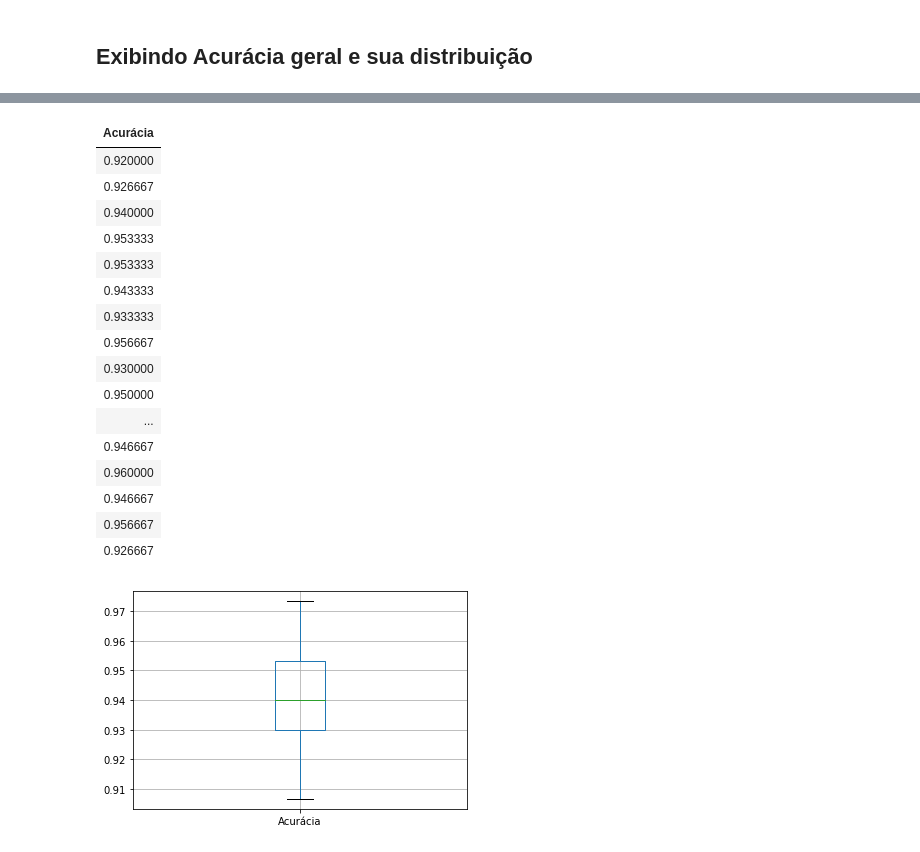
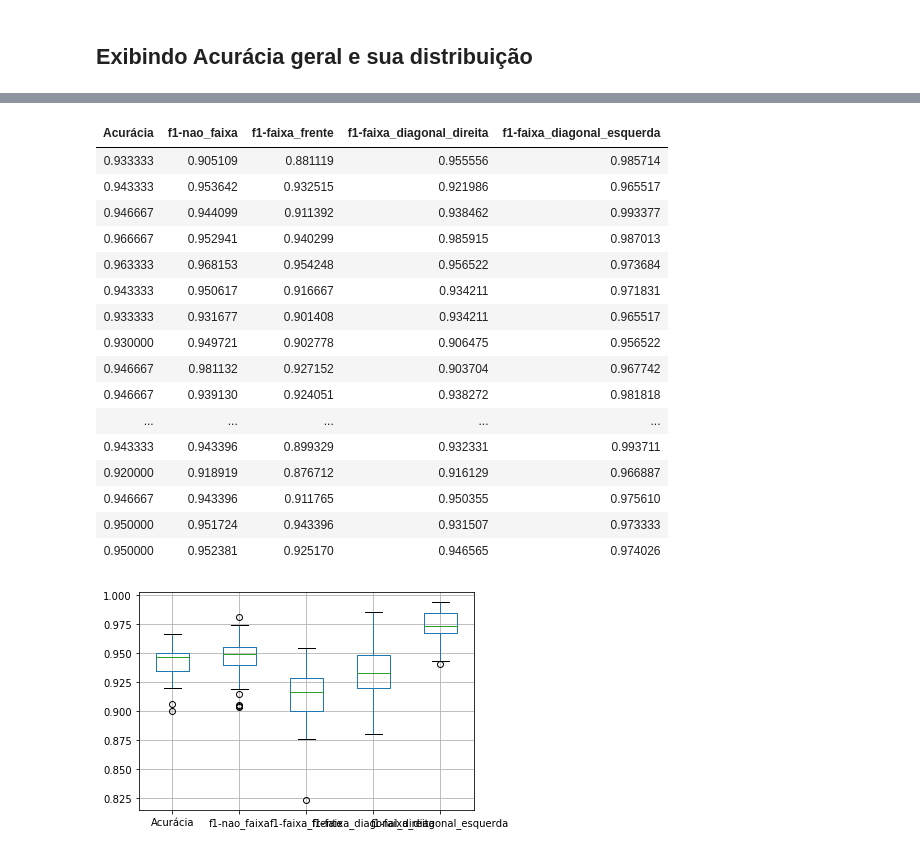
Before and after one commit to newtmagalhaes/Machine-Learning, a Jupyter notebook: ML/f04-textura/faixas/03-otsu-svm.ipynb, the cells around one changed output, grey strips where cells are left out. Cells and saved outputs as stored; diff of their text form; code cells hidden in the pictures.

Commit message:
Adicionando métricas f1-score

```diff
--- a/ML/f04-textura/faixas/03-otsu-svm.ipynb
+++ b/ML/f04-textura/faixas/03-otsu-svm.ipynb
@@ -33,7 +37,7 @@ seed_arr = np.random.randint(8000, size=30)
 # %% [markdown]
 ## Realizando 30 rodadas de classificação
 # %%
-acc_por_rodada = []
+acc_e_f1_por_rodada = []
 confu_matrices = []
 
 for rodada, seed in enumerate(seed_arr):
@@ -44,16 +48,12 @@ for rodada, seed in enumerate(seed_arr):
   y_pred = clf.predict(X_test)
 
   # Adicionando resultados à respectiva lista
-  acc_por_rodada.append(
-      accuracy_score(
-          y_true=y_test,
-          y_pred=y_pred))
+  acc_e_f1_por_rodada.append(
+    [accuracy_score(y_test, y_pred)]
+    + list(f1_score(y_test, y_pred, average=None)))
 
   confu_matrices.append(
-      confusion_matrix(
-          y_pred=y_pred,
-          y_true=y_test,
-          normalize='true'))
+    confusion_matrix(y_test, y_pred, normalize='true'))
 
   print(f'Rodada {rodada}\t-\tSeed {seed}')
   print(
@@ -188,11 +188,13 @@ None
 # %% [markdown]
 ## Exibindo Acurácia geral e sua distribuição
 # %%
-acc_s = pd.Series(data=acc_por_rodada, name='Acurácia')
+acc_df = pd.DataFrame(
+  data=acc_e_f1_por_rodada,
+  columns=['Acurácia'] + [f'f1-{name}' for name in TARGET_NAMES])
 
-print(acc_s.describe())
+print(acc_df.describe())
 
-acc_s.to_frame().boxplot()
+acc_df.boxplot(rot=30)
 
-acc_s.to_frame().style.hide_index().background_gradient(cmap='Blues')
+acc_df.style.hide_index().background_gradient(cmap='Blues')
 # %% [output]
@@ -208,18 +220,18 @@ Name: Acurácia, dtype: float64
-| Acurácia |
-| 0.920000 |
-| 0.926667 |
-| 0.940000 |
-| 0.953333 |
-| 0.953333 |
-| 0.943333 |
-| 0.933333 |
-| 0.956667 |
-| 0.930000 |
-| 0.950000 |
-| ... |
-| 0.946667 |
-| 0.960000 |
-| 0.946667 |
-| 0.956667 |
-| 0.926667 |
+| Acurácia | f1-nao_faixa | f1-faixa_frente | f1-faixa_diagonal_direita | f1-faixa_diagonal_esquerda |
+| 0.933333 | 0.905109 | 0.881119 | 0.955556 | 0.985714 |
+| 0.943333 | 0.953642 | 0.932515 | 0.921986 | 0.965517 |
+| 0.946667 | 0.944099 | 0.911392 | 0.938462 | 0.993377 |
+| 0.966667 | 0.952941 | 0.940299 | 0.985915 | 0.987013 |
+| 0.963333 | 0.968153 | 0.954248 | 0.956522 | 0.973684 |
+| 0.943333 | 0.950617 | 0.916667 | 0.934211 | 0.971831 |
+| 0.933333 | 0.931677 | 0.901408 | 0.934211 | 0.965517 |
+| 0.930000 | 0.949721 | 0.902778 | 0.906475 | 0.956522 |
+| 0.946667 | 0.981132 | 0.927152 | 0.903704 | 0.967742 |
+| 0.946667 | 0.939130 | 0.924051 | 0.938272 | 0.981818 |
+| ... | ... | ... | ... | ... |
+| 0.943333 | 0.943396 | 0.899329 | 0.932331 | 0.993711 |
+| 0.920000 | 0.918919 | 0.876712 | 0.916129 | 0.966887 |
+| 0.946667 | 0.943396 | 0.911765 | 0.950355 | 0.975610 |
+| 0.950000 | 0.951724 | 0.943396 | 0.931507 | 0.973333 |
+| 0.950000 | 0.952381 | 0.925170 | 0.946565 | 0.974026 |
-[figure, old version]
+[figure, new version]
```
Also changed, not shown: parts of 4 cells of this notebook.
